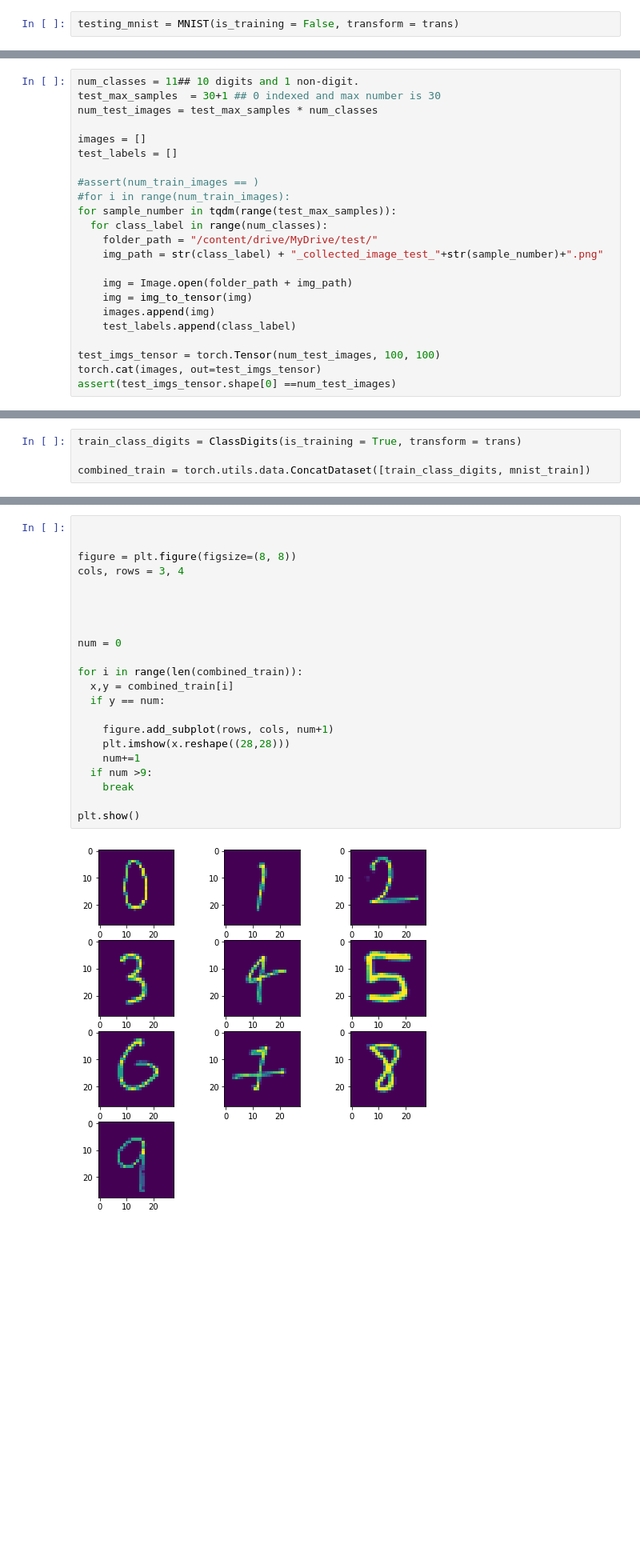
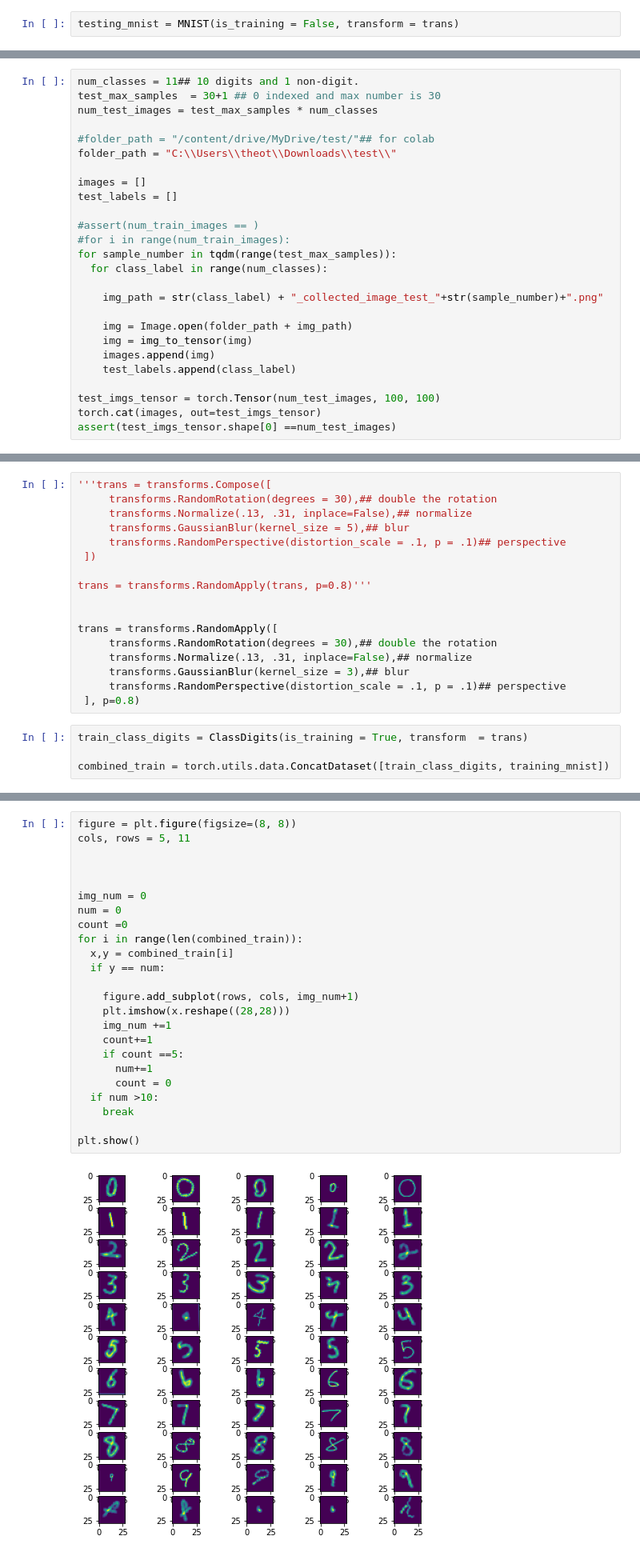
Before and after one commit to ttourneux/Final-Project, a Jupyter notebook: Assignment_3A.ipynb, the cells around one changed output, grey strips where cells are left out. Shown at 80% size. Drawn from its saved outputs; the diff is of its cells as text; blank space fills up the shorter version.

```diff
--- a/Assignment_3A.ipynb
+++ b/Assignment_3A.ipynb
@@ -898,6 +1901,9 @@ assert(train_imgs_tensor.shape[0] ==num_train_images)
 num_classes = 11## 10 digits and 1 non-digit.
 test_max_samples  = 30+1 ## 0 indexed and max number is 30
 num_test_images = test_max_samples * num_classes
+
+#folder_path = "/content/drive/MyDrive/test/"## for colab
+folder_path = "C:\\Users\\theot\\Downloads\\test\\"
 
 images = []
 test_labels = []
@@ -906,7 +1912,7 @@ test_labels = []
 #for i in range(num_train_images):
 for sample_number in tqdm(range(test_max_samples)):
   for class_label in range(num_classes):
-    folder_path = "/content/drive/MyDrive/test/"
+
     img_path = str(class_label) + "_collected_image_test_"+str(sample_number)+".png"
 
     img = Image.open(folder_path + img_path)
@@ -963,7 +1969,24 @@ class ClassDigits(Dataset):
       return self.X[i,:].reshape((28,28)) , self.Y[i] ## for X we want the specific row and all the columns.
     else:
       return self.transform(self.X[i,:].reshape((1,28,28))).reshape(28,28) , self.Y[i]
+# %%
+'''trans = transforms.Compose([
+     transforms.RandomRotation(degrees = 30),## double the rotation
+     transforms.Normalize(.13, .31, inplace=False),## normalize
+     transforms.GaussianBlur(kernel_size = 5),## blur
+     transforms.RandomPerspective(distortion_scale = .1, p = .1)## perspective
+ ])
+
+trans = transforms.RandomApply(trans, p=0.8)'''
+
+
+trans = transforms.RandomApply([
+     transforms.RandomRotation(degrees = 30),## double the rotation
+     transforms.Normalize(.13, .31, inplace=False),## normalize
+     transforms.GaussianBlur(kernel_size = 3),## blur
+     transforms.RandomPerspective(distortion_scale = .1, p = .1)## perspective
+ ], p=0.8)
 # %%
-train_class_digits = ClassDigits(is_training = True, transform = trans)
+train_class_digits = ClassDigits(is_training = True, transform  = trans)
 
-combined_train = torch.utils.data.ConcatDataset([train_class_digits, mnist_train])
+combined_train = torch.utils.data.ConcatDataset([train_class_digits, training_mnist])
@@ -970,24 +2002,26 @@ combined_train = torch.utils.data.ConcatDataset([train_class_digits, mnist_train
 # %%
-
-
 figure = plt.figure(figsize=(8, 8))
-cols, rows = 3, 4
+cols, rows = 5, 11
 
 
 
-
+img_num = 0
 num = 0
-
+count =0
 for i in range(len(combined_train)):
   x,y = combined_train[i]
   if y == num:
 
-    figure.add_subplot(rows, cols, num+1)
+    figure.add_subplot(rows, cols, img_num+1)
     plt.imshow(x.reshape((28,28)))
-    num+=1
-  if num >9:
+    img_num +=1
+    count+=1
+    if count ==5:
+      num+=1
+      count = 0
+  if num >10:
     break
 
 plt.show()
 # %% [output]
-[figure, old version]
+[figure, new version]
```
Also changed, not shown: parts of 79 cells of this notebook.
